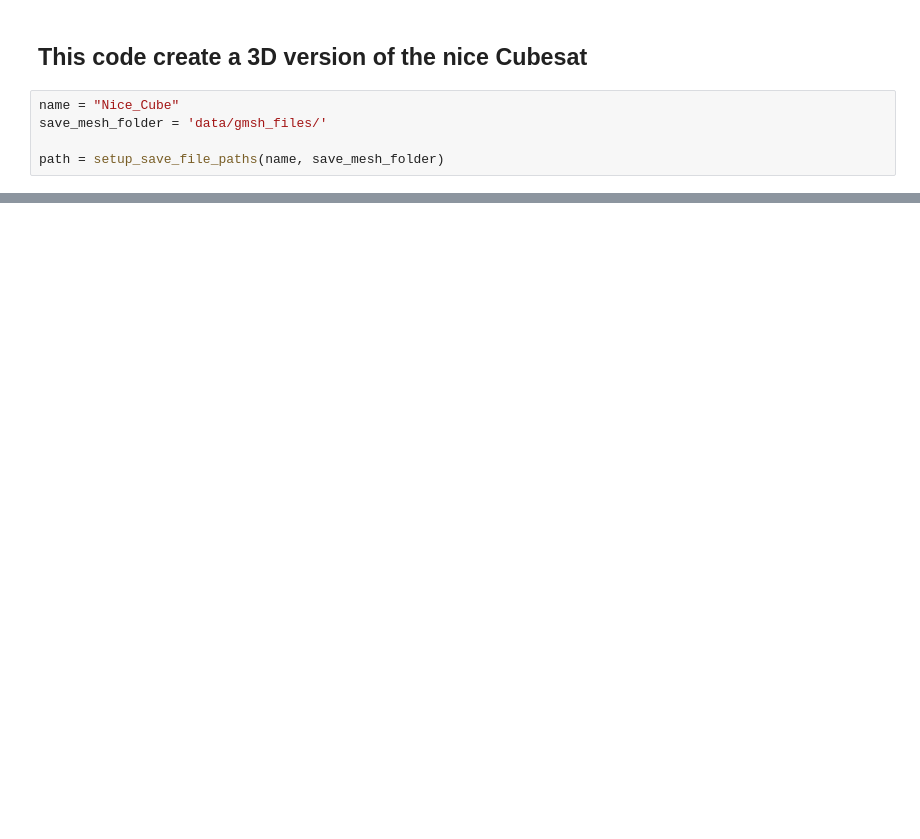
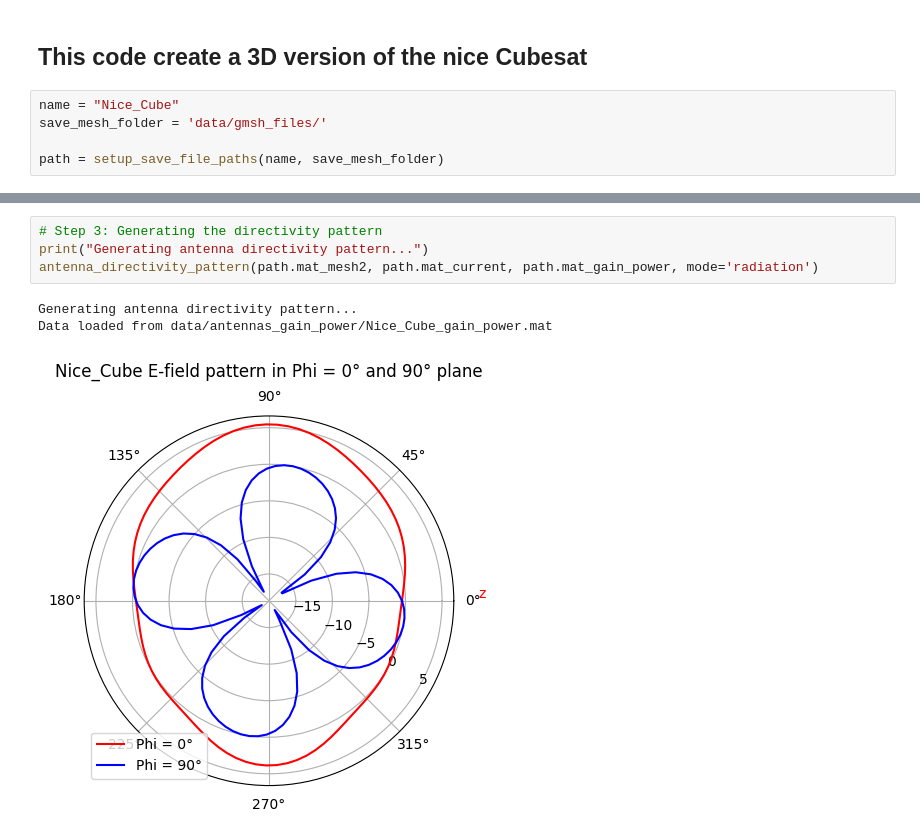
Before and after one commit to FahdilOuro/Antenna_Solver_MoM, a Jupyter notebook: backend/antenna_simulation/Nice_Cube/Nice_Cube_radiation.ipynb, the cells around one changed output, grey strips where cells are left out. Drawn from its saved outputs; the diff is of its cells as text; blank space fills up the shorter version.

Commit message:
Run the Efield pattern of the NiceCubesat

```diff
--- a/backend/antenna_simulation/Nice_Cube/Nice_Cube_radiation.ipynb
+++ b/backend/antenna_simulation/Nice_Cube/Nice_Cube_radiation.ipynb
@@ -56,0 +130,8 @@ matrice_z, voltage, current, surface_current_density = radiation_algorithm(path.
+# %%
+# Step 3: Generating the directivity pattern
+print("Generating antenna directivity pattern...")
+antenna_directivity_pattern(path.mat_mesh2, path.mat_current, path.mat_gain_power, mode='radiation')
+# %% [output]
+Generating antenna directivity pattern...
+Data loaded from data/antennas_gain_power/Nice_Cube_gain_power.mat
+[figure, added]
```
Also changed, not shown: parts of 11 cells of this notebook, 5 other files.
